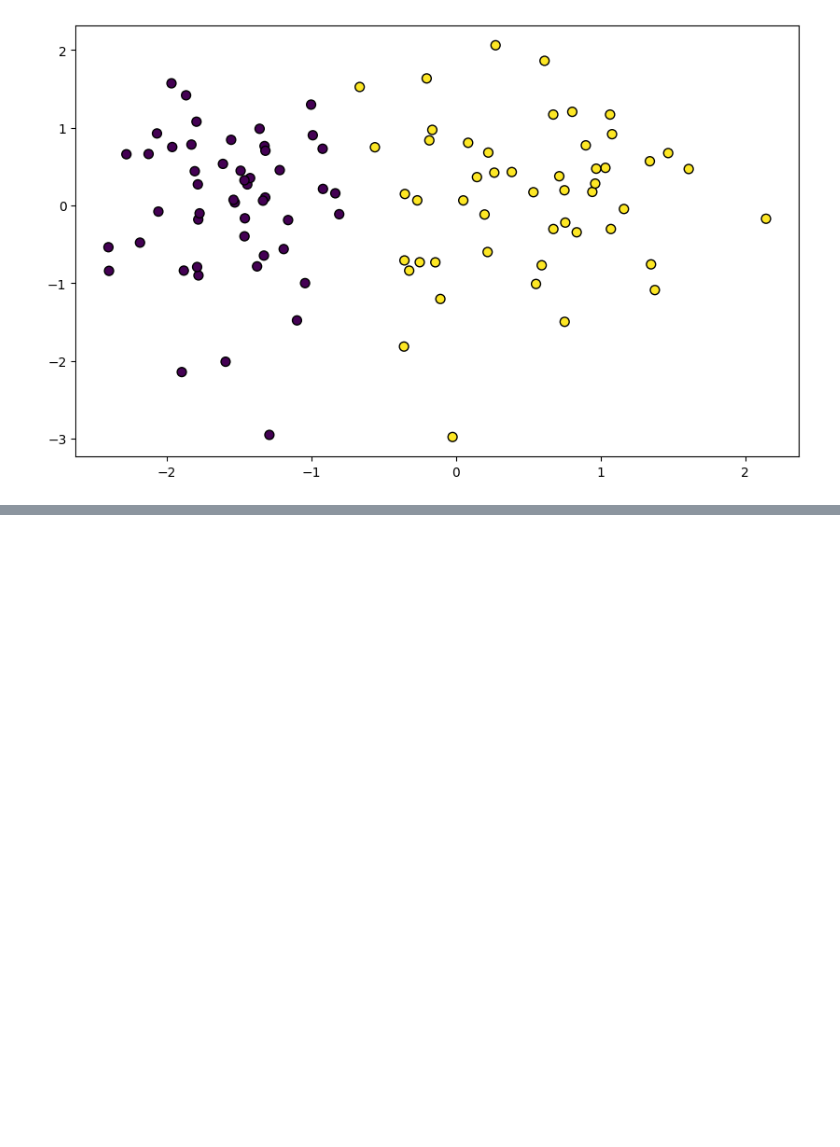
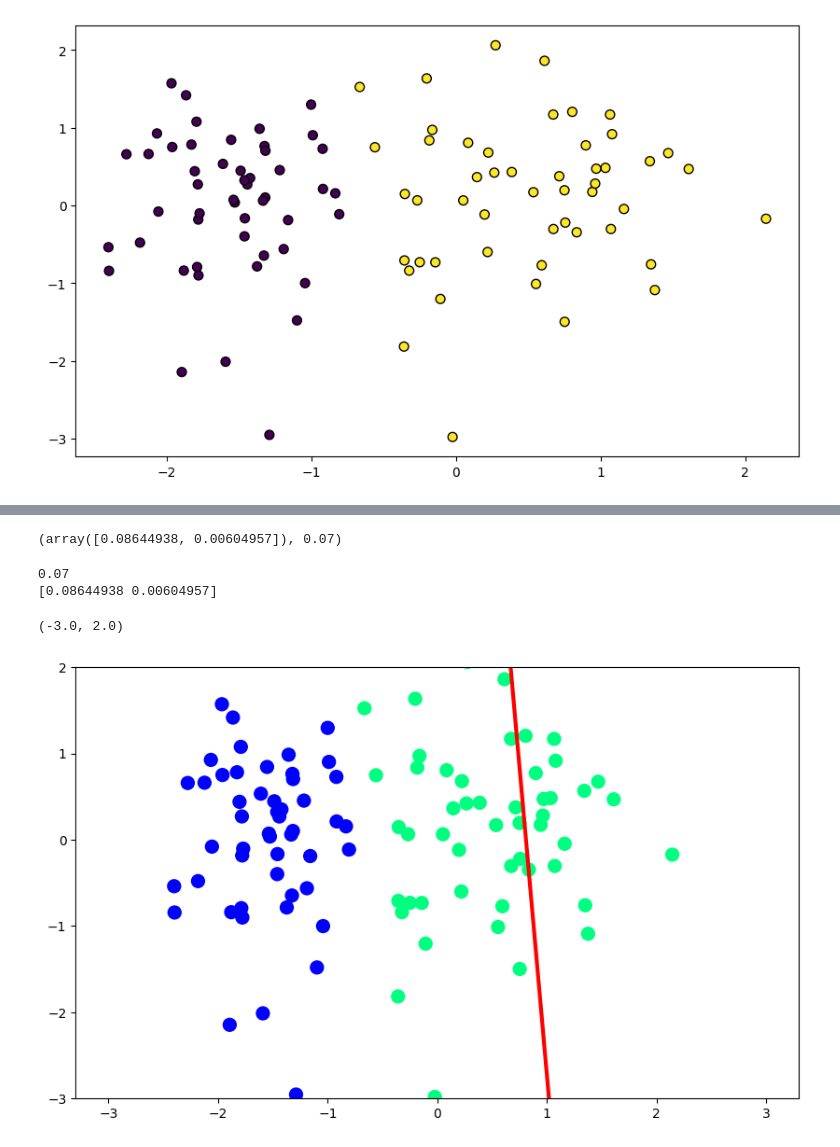
Before and after one commit to SandeepMuhal88/Deep_Learning_Concept, a Jupyter notebook: Deep_learning/Preceptron_Algorithm/basic_algo.ipynb, the cells around one changed output, grey strips where cells are left out. Saved outputs shown, nothing was run; the diff lists cells and outputs as text; code cells hidden in the pictures; blank space fills up the shorter version.

```diff
--- a/Deep_learning/Preceptron_Algorithm/basic_algo.ipynb
+++ b/Deep_learning/Preceptron_Algorithm/basic_algo.ipynb
@@ -74,0 +132,45 @@ plt.ylim(-3,2)
+# %%
+def Preceptron(X,y):
+    # Initialize weights and bias
+    w = np.zeros(X.shape[1])
+    b = 0
+    learning_rate = 0.01
+    epochs = 1000
+
+    # Training loop
+    for _ in range(epochs):
+        for i in range(len(X)):
+            # Calculate the linear output
+            linear_output = np.dot(X[i], w) + b
+            # Apply the activation function (step function)
+            y_predicted = np.where(linear_output >= 0, 1, 0)
+            # Update weights and bias if there is a misclassification
+            update = learning_rate * (y[i] - y_predicted)
+            w += update * X[i]
+            b += update
+
+    return w, b
+# %%
+print(Preceptron(X,y))
+# %% [output]
+(array([0.08644938, 0.00604957]), 0.07)
+# %%
+coef_,intercept_ = Preceptron(X,y)
+print(intercept_)
+print(coef_)
+# %% [output]
+0.07
+[0.08644938 0.00604957]
+# %%
+m=- coef_[0]/coef_[1] # slope of the line
+b=intercept_/coef_[1] # y intercept
+# %%
+x_input=np.linspace(-3,3,100) # x values for the line
+y_input=m*x_input+b # y values for the line
+plt.figure(figsize=(10,6))
+plt.plot(x_input,y_input,color='red',linewidth=3)
+plt.scatter(X[:,0],X[:,1],c=y,cmap='winter',s=100)
+plt.ylim(-3,2)
+# %% [output]
+(-3.0, 2.0)
+[figure, added]
```
Also changed, not shown: parts of 14 cells of this notebook.
